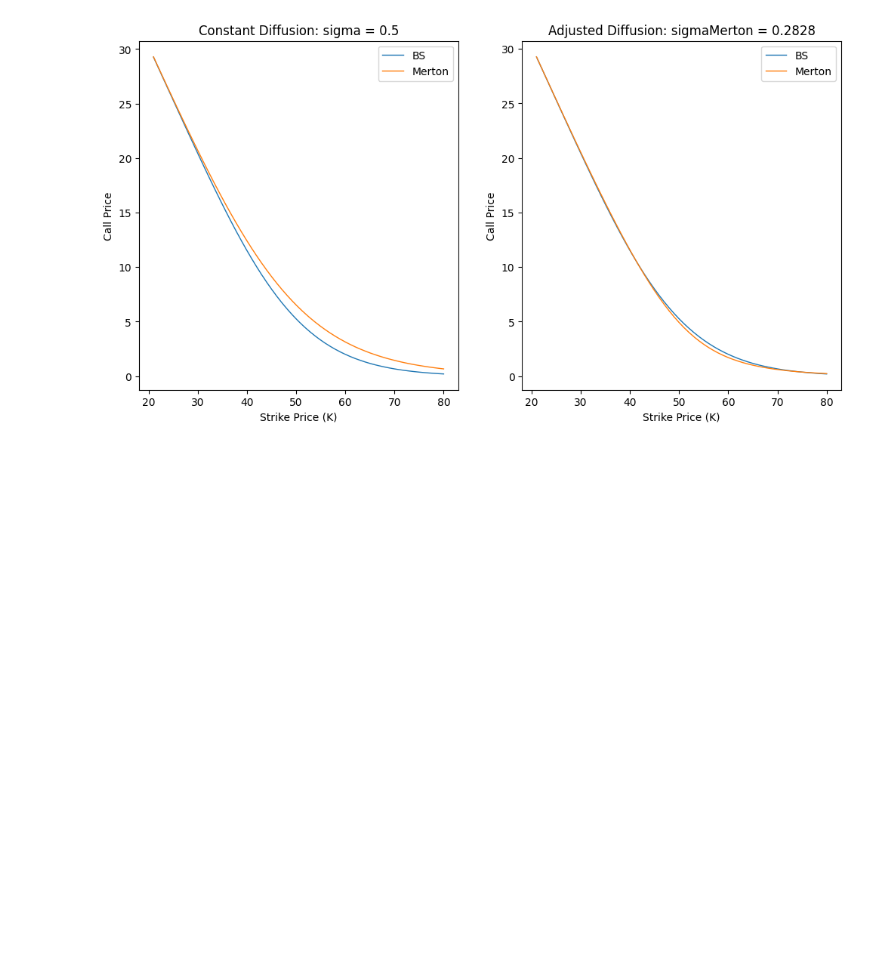
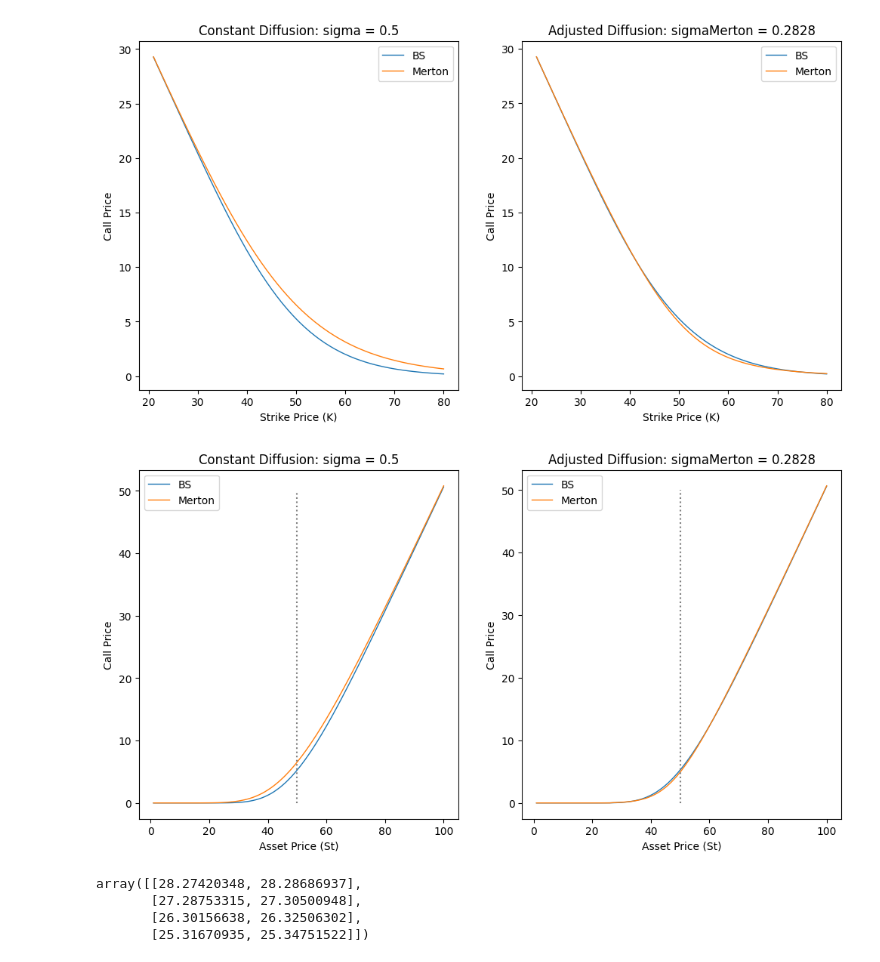
Before and after one commit to alexfaassen/STA2502, a Jupyter notebook: STA2502Report_draft.ipynb, the cells around one changed output. Saved outputs shown, nothing was run; the diff lists cells and outputs as text; code cells hidden in the pictures; blank space fills up the shorter version.

```diff
--- a/STA2502Report_draft.ipynb
+++ b/STA2502Report_draft.ipynb
@@ -312,0 +337,67 @@ plt.show()
+# %%
+## Figures
+# Parameters
+St = np.arange(1, 101) #50
+k = 50 #np.arange(20, 80) + 1
+r = 0.05
+T = 0.25
+Ndt = 1000
+sigma_BS = 0.5
+# Merton
+lam = 4
+m = -0.05
+delta = 0.2
+sigma_Merton = np.sqrt(sigma_BS**2 - lam * (delta**2 + m**2))
+#print(sigma_BS**2 - lam * (delta**2 + m**2))
+
+# Call prices - Plots
+# Figure params
+lw = 1
+
+# Setup
+np.random.seed(2502)
+fig, axes = plt.subplots(1, 2, figsize=(12,6), sharex=True)
+
+# Constant diffusion
+price1 = np.transpose(np.array([call_BS(St, k, r, sigma_BS, T), call_Merton(lam, m, delta, St, k, r, sigma_BS, T)]))
+# Plot the call price
+axes[0].plot(St, price1, linewidth=lw, label = ["BS", "Merton"])
+axes[0].vlines(x=k, ymin=0, ymax=50, colors = 'gray', linestyles = 'dotted')
+axes[0].set_title("Constant Diffusion: " + r"sigma = " + str(sigma_BS))
+axes[0].set_xlabel('Asset Price (St)')
+axes[0].set_ylabel('Call Price')
+axes[0].legend()
+
+# Adjusted diffusion
+price2 = np.transpose(np.array([call_BS(St, k, r, sigma_BS, T), call_Merton(lam, m, delta, St, k, r, sigma_Merton, T)]))
+# Plot the call price
+axes[1].plot(St, price2, linewidth=lw, label = ["BS", "Merton"])
+axes[1].vlines(x=k, ymin=0, ymax=50, colors = 'gray', linestyles = 'dotted')
+axes[1].set_title("Adjusted Diffusion: " + r"sigmaMerton = " + str(round(sigma_Merton, 4)))
+axes[1].set_xlabel('Asset Price (St)')
+axes[1].set_ylabel('Call Price')
+axes[1].legend()
+
+plt.show()
+# %% [output]
+[figure, added]
+# %%
+## Tests
+price[1:4,1]
+
+price[2:5,1] - price[1:4,1]
+
+len(price[:,1])
+
+price[0, 0]
+
+#greek_delta(price[0:10,1], 80, 20)
+
+np.arange(1, 5)
+
+price[1:5,:]
+# %% [output]
+array([[28.27420348, 28.28686937],
+       [27.28753315, 27.30500948],
+       [26.30156638, 26.32506302],
+       [25.31670935, 25.34751522]])
```
Also changed, not shown: parts of 3 cells of this notebook, 1 other file.
